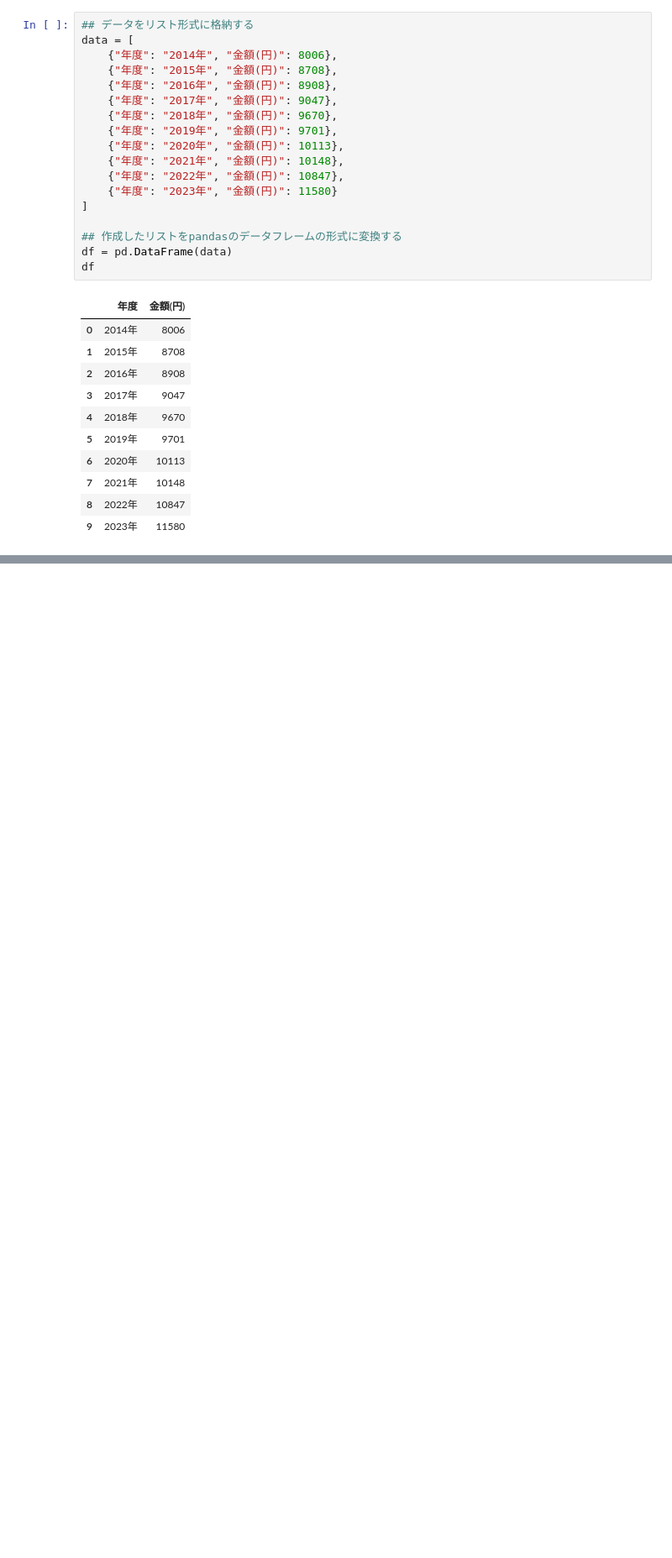
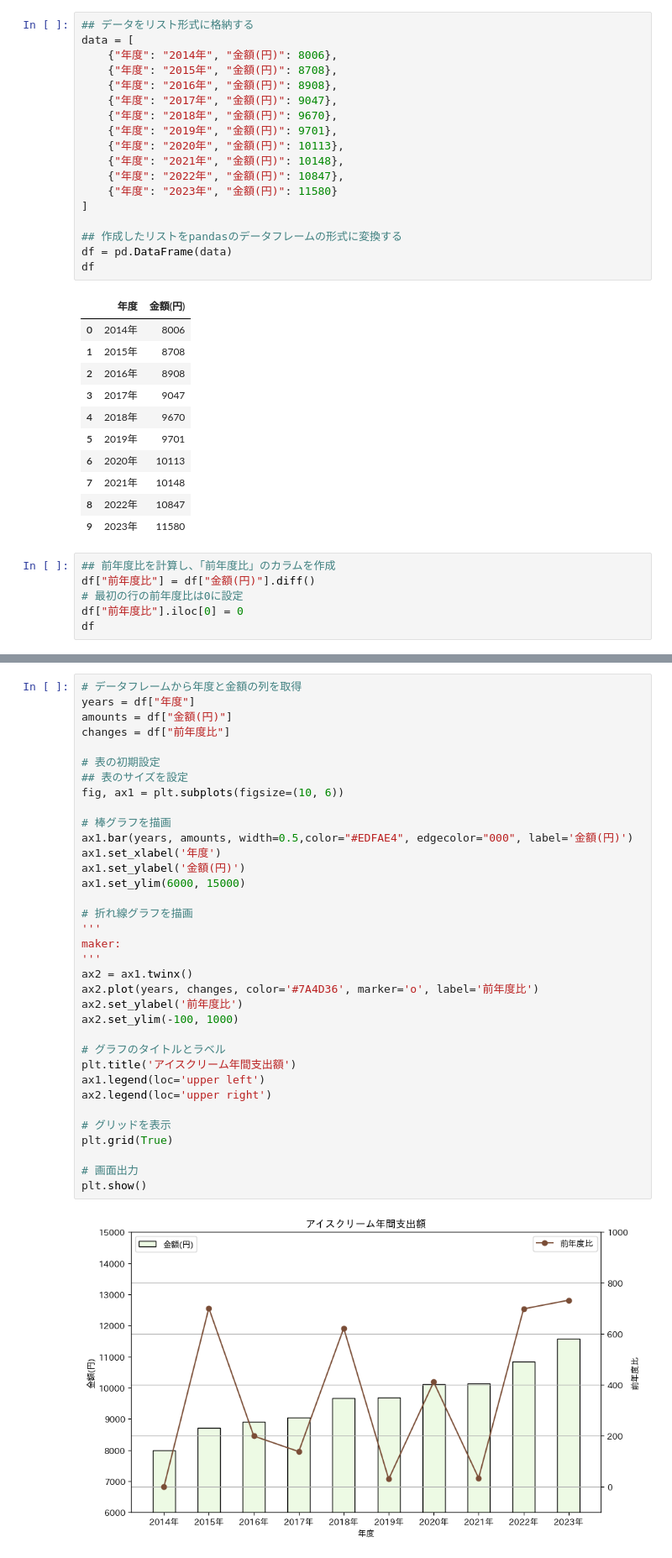
Before and after one commit to sea-yassan33/api-python, a Jupyter notebook: Document/2_pythoによるデータ処理.ipynb, the cells around one changed output, grey strips where cells are left out. Shown: that part at 84% size. Drawn from its saved outputs; the diff is of its cells as text; blank space fills up the shorter version.

```diff
--- a/Document/2_pythoによるデータ処理.ipynb
+++ b/Document/2_pythoによるデータ処理.ipynb
@@ -48,3 +55,9 @@ df
 | 7 | 2021年 | 10148 |
 | 8 | 2022年 | 10847 |
 | 9 | 2023年 | 11580 |
+# %%
+## 前年度比を計算し、「前年度比」のカラムを作成
+df["前年度比"] = df["金額(円)"].diff()
+# 最初の行の前年度比は0に設定
+df["前年度比"].iloc[0] = 0
+df
@@ -79,0 +115,37 @@ plt.show()
+# %%
+# データフレームから年度と金額の列を取得
+years = df["年度"]
+amounts = df["金額(円)"]
+changes = df["前年度比"]
+
+# 表の初期設定
+## 表のサイズを設定
+fig, ax1 = plt.subplots(figsize=(10, 6))
+
+# 棒グラフを描画
+ax1.bar(years, amounts, width=0.5,color="#EDFAE4", edgecolor="000", label='金額(円)')
+ax1.set_xlabel('年度')
+ax1.set_ylabel('金額(円)')
+ax1.set_ylim(6000, 15000)
+
+# 折れ線グラフを描画
+'''
+maker:
+'''
+ax2 = ax1.twinx()
+ax2.plot(years, changes, color='#7A4D36', marker='o', label='前年度比')
+ax2.set_ylabel('前年度比')
+ax2.set_ylim(-100, 1000)
+
+# グラフのタイトルとラベル
+plt.title('アイスクリーム年間支出額')
+ax1.legend(loc='upper left')
+ax2.legend(loc='upper right')
+
+# グリッドを表示
+plt.grid(True)
+
+# 画面出力
+plt.show()
+# %% [output]
+[figure, added]
```
Also changed, not shown: parts of 7 cells of this notebook, 14 other files.
